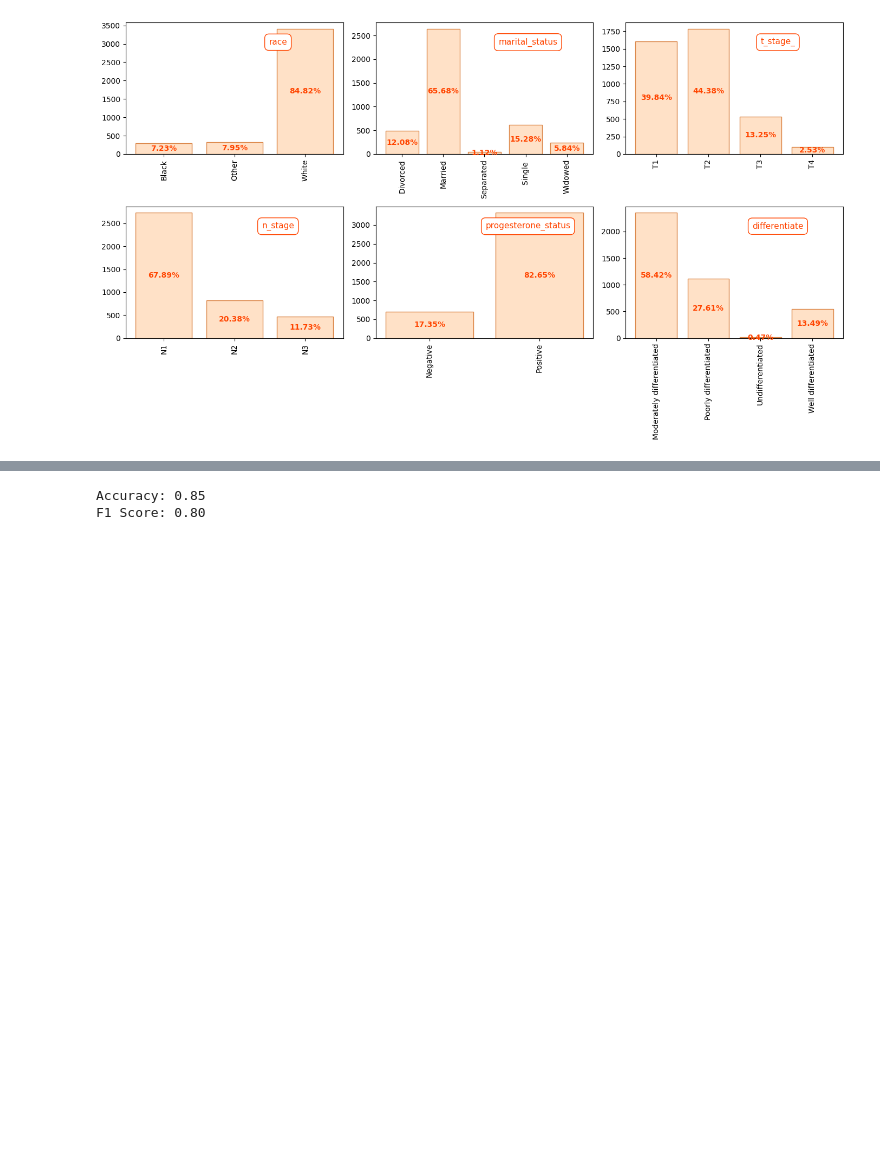
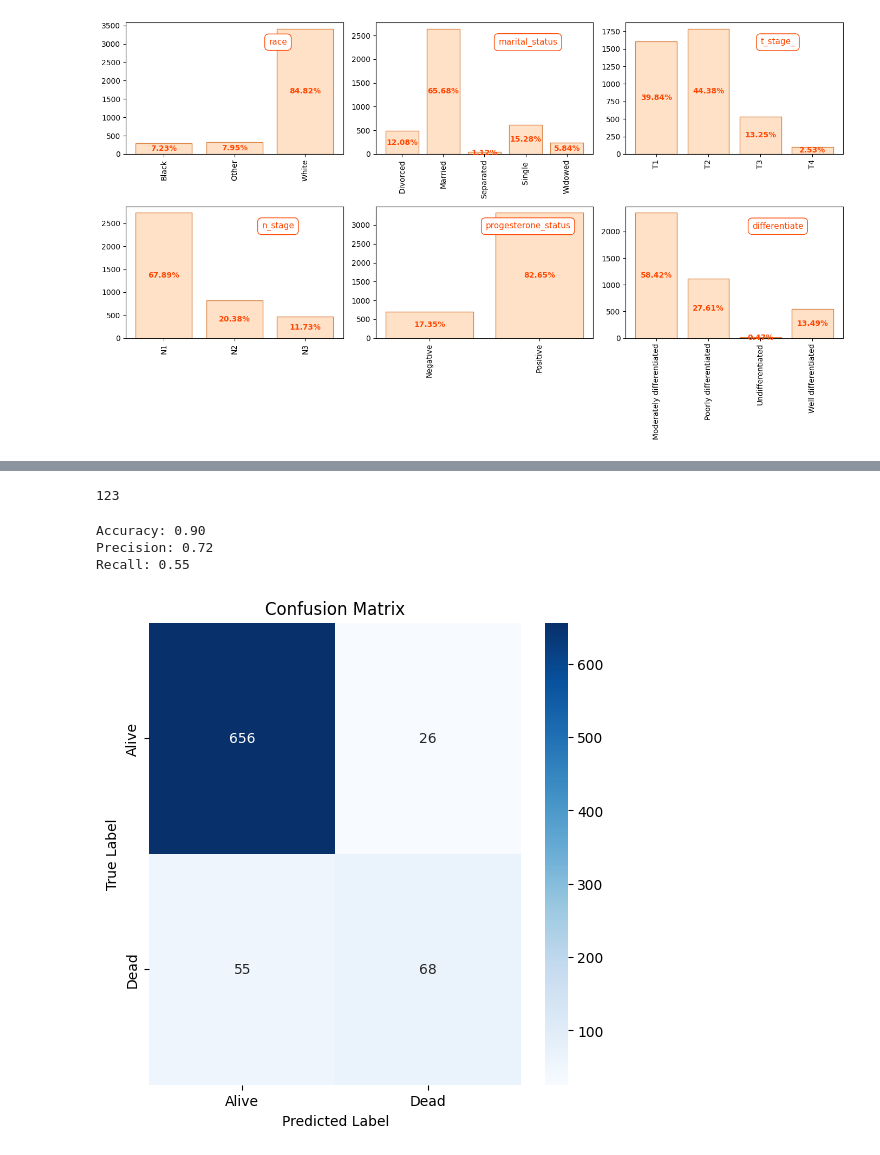
Before and after one commit to mirko-leccese/The-Machine-Learning-Project, a Jupyter notebook: classification/decision-tree.ipynb, the cells around one changed output, grey strips where cells are left out. Cells and saved outputs as stored; diff of their text form; code cells hidden in the pictures; blank space fills up the shorter version.

```diff
--- a/classification/decision-tree.ipynb
+++ b/classification/decision-tree.ipynb
@@ -229,14 +273,36 @@ plt.show()
+# %%
+len(y_test[y_test=="Dead"])
+# %% [output]
+123
 # %%
 # Step 3: Make predictions
-y_pred = tree.predict(x_test)
+y_pred = optimal_tree.predict(X_test)
 
 # Step 4: Calculate accuracy and F1-score
 accuracy = accuracy_score(y_test, y_pred)
-f1 = f1_score(y_test, y_pred, average='weighted')  # Use 'macro' or 'micro' as appropriate for your task
+print(f'Accuracy: {accuracy:.2f}')
 
-# Print the results
-print(f'Accuracy: {accuracy:.2f}')
-print(f'F1 Score: {f1:.2f}')
+#Calculate precision
+precision = precision_score(y_test, y_pred, pos_label="Dead")
+print(f'Precision: {precision:.2f}')
+
+# Calculate recall
+recall = recall_score(y_test, y_pred, pos_label="Dead")
+print(f'Recall: {recall:.2f}')
+
+# Compute confusion matrix
+cm = confusion_matrix(y_test, y_pred)
 # %% [output]
-Accuracy: 0.85
-F1 Score: 0.80
+Accuracy: 0.90
+Precision: 0.72
+Recall: 0.55
+# %%
+fig, ax = plt.subplots(figsize=(6,6))
+sns.heatmap(cm, annot=True, fmt='d', cmap='Blues', xticklabels=['Alive', 'Dead'], yticklabels=['Alive', 'Dead'], ax=ax)
+
+ax.set_xlabel('Predicted Label')
+ax.set_ylabel('True Label')
+ax.set_title('Confusion Matrix')
+plt.show()
+# %% [output]
+[figure, added]
```
Also changed, not shown: parts of 19 cells of this notebook.
